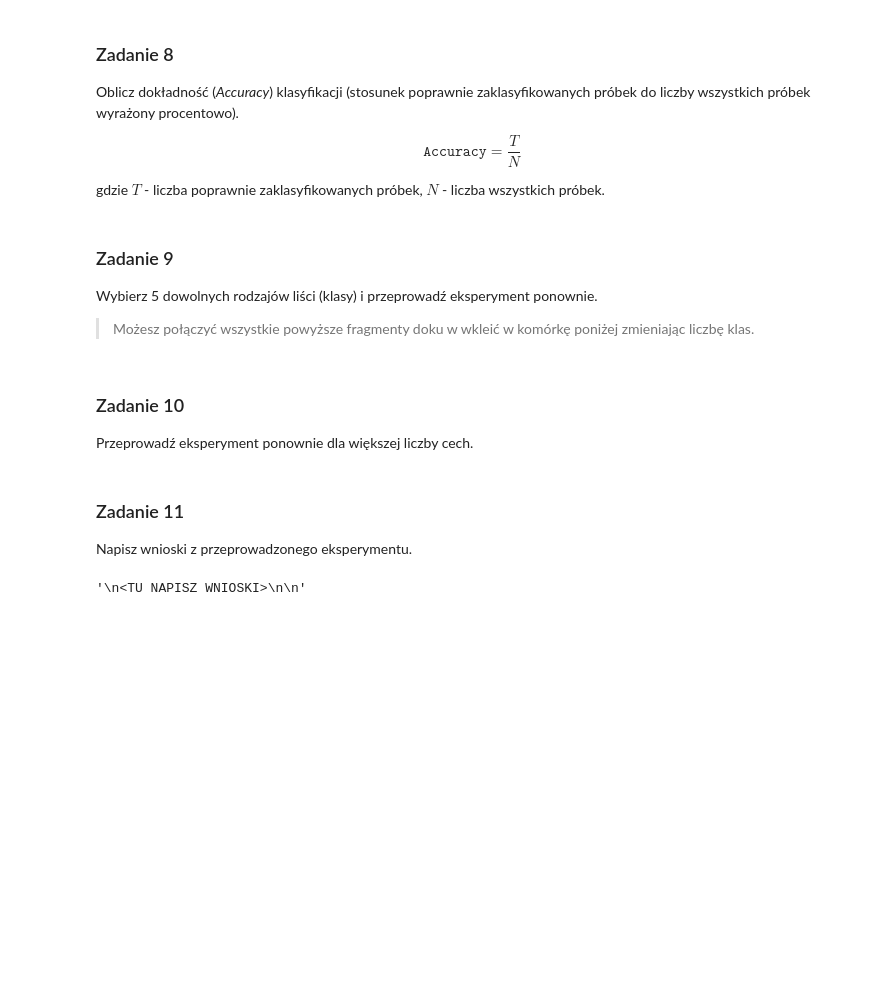
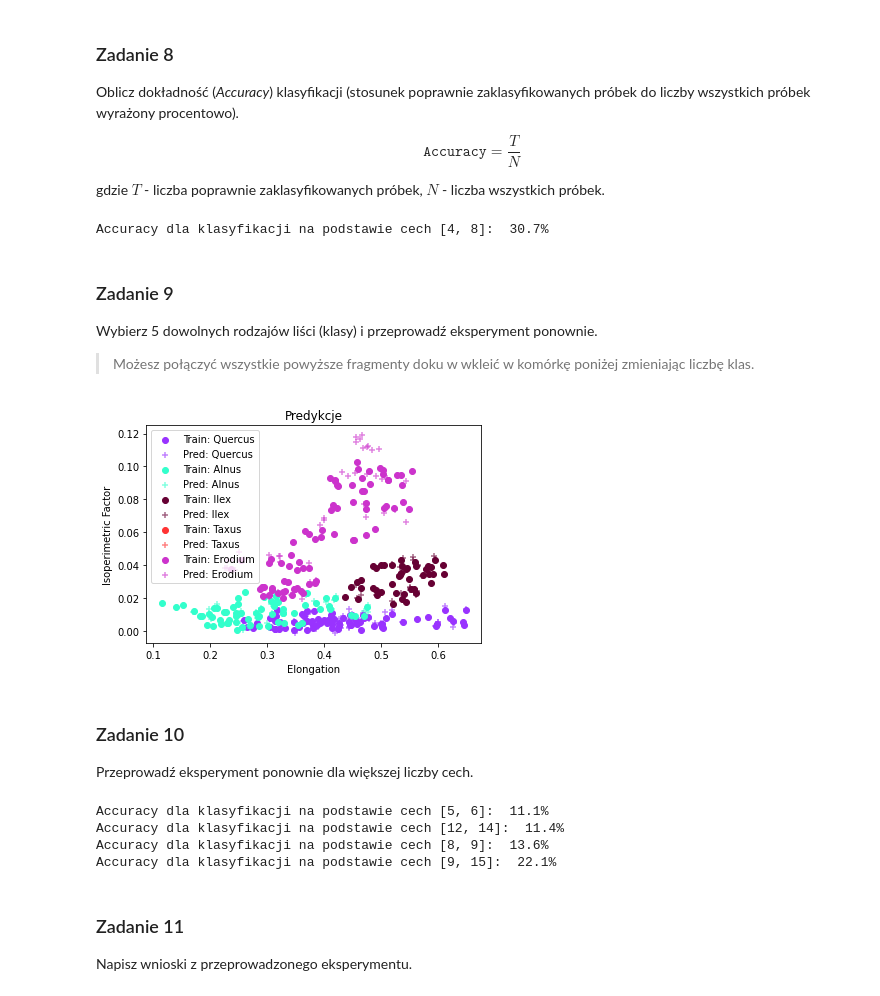
Before and after one commit to bmichas/SwAD, a Jupyter notebook: sad-Lab02/Lab02_michas.ipynb, the cells around one changed output. Saved outputs shown, nothing was run; the diff lists cells and outputs as text; code cells hidden in the pictures; blank space fills up the shorter version.

```diff
--- a/sad-Lab02/Lab02_michas.ipynb
+++ b/sad-Lab02/Lab02_michas.ipynb
@@ -198,11 +180,13 @@ def edist(p1, p2, features):
     p1_new = []
     p2_new = []
     distance = 0
+
     for i in features:
         p1_new.append(p1[i])
         p2_new.append(p2[i])
+
     for i in range(len(p1_new)):
-        distance += (p1_new[0] - p2_new[0])**2
+        distance += (p1_new[i] - p2_new[i])**2
 
     return distance**0.5
 
@@ -258,3 +275,12 @@ gdzie $T$ - liczba poprawnie zaklasyfikowanych próbek, $N$ - liczba wszystkich
+# %%
+def accuracy(classified,features):
+    correct = (test[:,0] == classified[:,0])
+    correct = np.count_nonzero(correct)
+    print(f'Accuracy dla klasyfikacji na podstawie cech {features}: {correct/len(test) : .1%}')
+
+accuracy(classified,features)
+# %% [output]
+Accuracy dla klasyfikacji na podstawie cech [4, 8]:  30.7%
 # %% [markdown]
 ### Zadanie 9
 
@@ -266,3 +290,10 @@ Wybierz 5 dowolnych rodzajów liści (klasy) i przeprowadź eksperyment ponownie
+# %%
+klasy = [1,4,7,17,23]
+nazwy = {1: 'Quercus', 4: 'Alnus',7: 'Ilex', 17:'Taxus',23:'Erodium'}
+feature = [4,8]
+show_plot(klasy,nazwy,feature)
+# %% [output]
+[figure, added]
 # %% [markdown]
 ### Zadanie 10
 
@@ -272,11 +301,14 @@ Przeprowadź eksperyment ponownie dla większej liczby cech.
+# %%
+characteristics = [[5,6],[12,14],[8,9],[9,15]]
+for characteristic in characteristics:
+    classified = k_nearest(characteristic)
+    accuracy(classified,characteristic)
+# %% [output]
+Accuracy dla klasyfikacji na podstawie cech [5, 6]:  11.1%
+Accuracy dla klasyfikacji na podstawie cech [12, 14]:  11.4%
+Accuracy dla klasyfikacji na podstawie cech [8, 9]:  13.6%
+Accuracy dla klasyfikacji na podstawie cech [9, 15]:  22.1%
 # %% [markdown]
 ### Zadanie 11
 
 Napisz wnioski z przeprowadzonego eksperymentu.
-# %%
-"""
-<TU NAPISZ WNIOSKI>
-
-"""
-# %% [output]
-'\n<TU NAPISZ WNIOSKI>\n\n'
```
Also changed, not shown: parts of 12 cells of this notebook, 1 other file.
